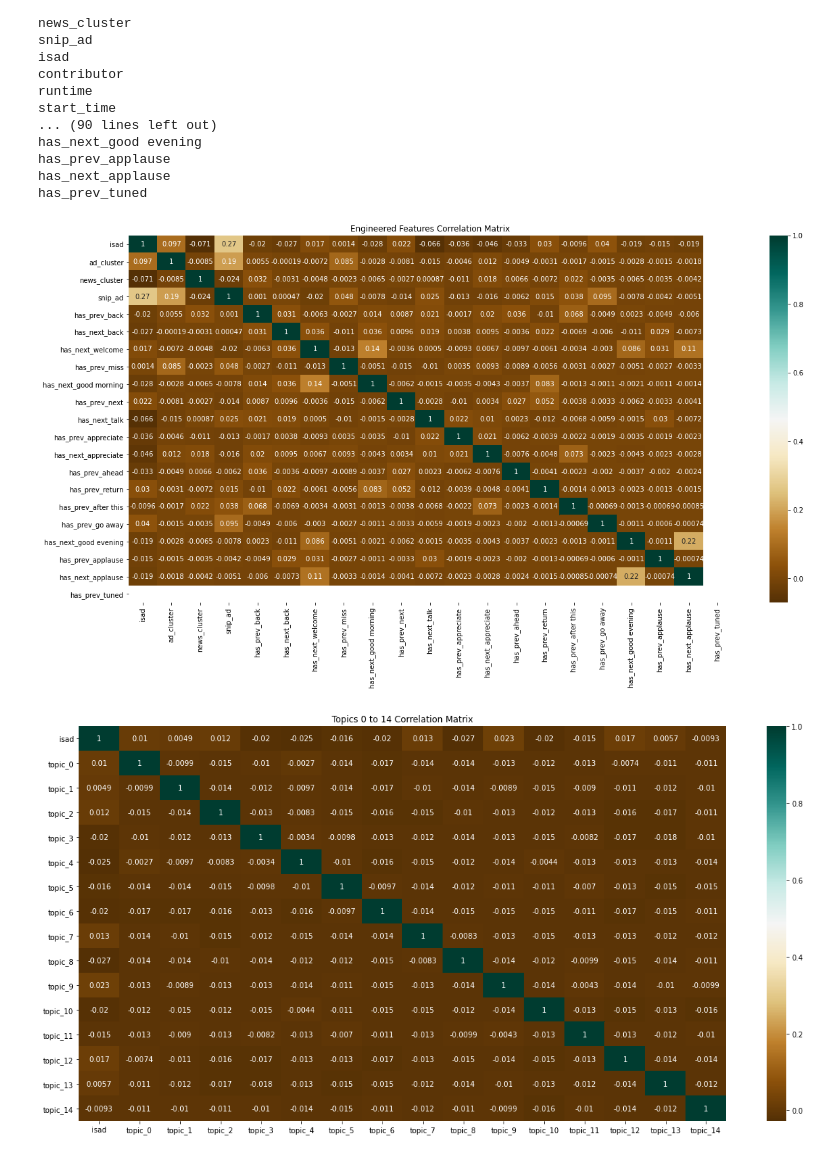
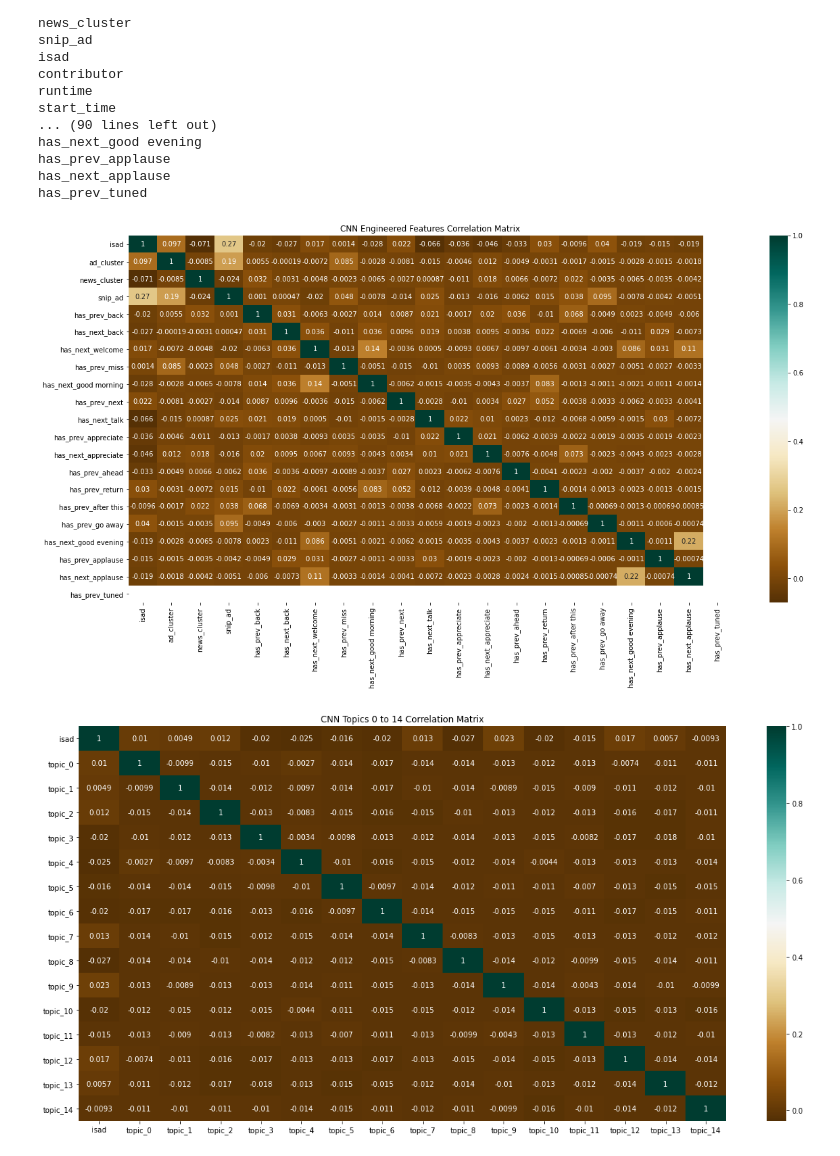
Before and after one commit to LinneaHarts/ad_finder_cc, a Jupyter notebook: notebooks/CNN Correlations and Statistics.ipynb, the cells around one changed output. Cells and saved outputs as stored; diff of their text form; code cells hidden in the pictures.

```diff
--- a/notebooks/CNN Correlations and Statistics.ipynb
+++ b/notebooks/CNN Correlations and Statistics.ipynb
@@ -54,22 +54,22 @@ def plot_correlation_matrix(df, fig_name, title):
 # %%
 # I'm curious to see what correlation there is between my engineered features
 
 corr_df = cnn_df[['isad', 'ad_cluster', 'news_cluster', 'snip_ad', 'has_prev_back' , 'has_next_back',
                   'has_next_welcome', 'has_prev_miss', 'has_next_good morning', 'has_prev_next',
                   'has_next_talk', 'has_prev_appreciate', 'has_next_appreciate', 'has_prev_ahead',
                   'has_prev_return', 'has_prev_after this', 'has_prev_go away', 'has_next_good evening',
                   'has_prev_applause', 'has_next_applause', 'has_prev_tuned']]
 
-plot_correlation_matrix(corr_df, 'eng_corr', 'Engineered Features Correlation Matrix')
+plot_correlation_matrix(corr_df, 'eng_corr', 'CNN Engineered Features Correlation Matrix')
 # %% [output]
-[figure, old version]
+[figure, new version]
 # %%
 topics_0_14_df = cnn_df[['isad', 'topic_0', 'topic_1', 'topic_2', 'topic_3', 'topic_4', 'topic_5',
                          'topic_6', 'topic_7', 'topic_8', 'topic_9', 'topic_10', 'topic_11', 'topic_12',
                          'topic_13', 'topic_14']]
-plot_correlation_matrix(topics_0_14_df, 'topic_0_14_corr', 'Topics 0 to 14 Correlation Matrix')
+plot_correlation_matrix(topics_0_14_df, 'topic_0_14_corr', 'CNN Topics 0 to 14 Correlation Matrix')
 # %% [output]
-[figure, old version]
+[figure, new version]
 # %%
 column_list = ['topic_' + str(i) for i in range (15, 30)]
 column_list = ['isad'] + column_list
```
Also changed, not shown: parts of 5 cells of this notebook, 23 other files.
